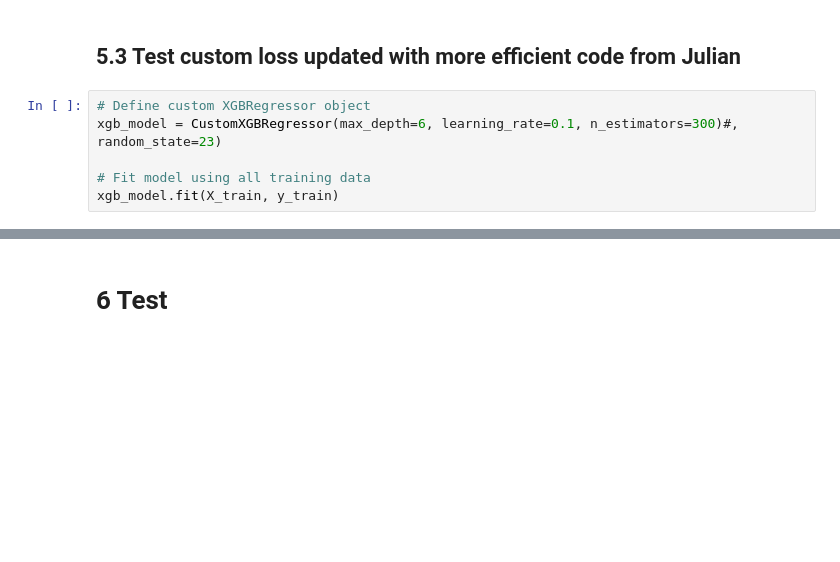
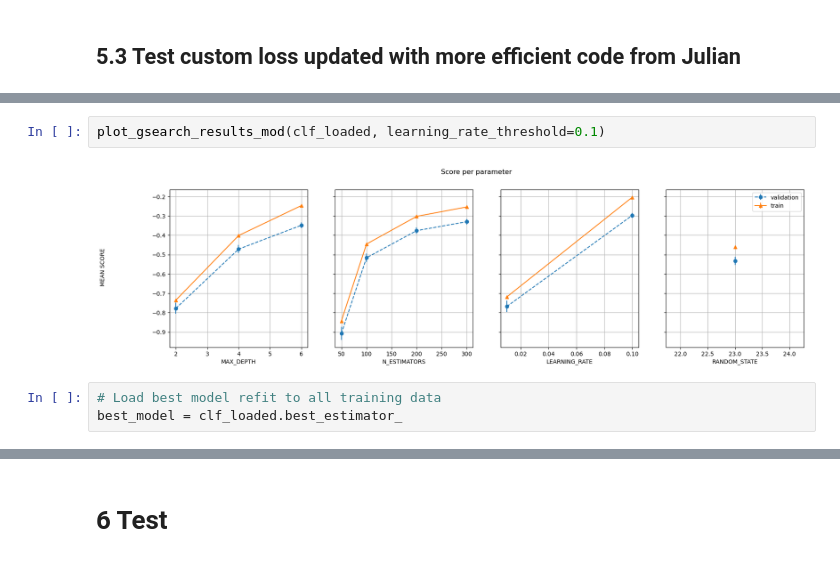
Before and after one commit to khsjursen/ML_MB_Norway, a Jupyter notebook: mb_model_custom_loss.ipynb, the cells around one changed output, grey strips where cells are left out. Drawn from its saved outputs; the diff is of its cells as text; blank space fills up the shorter version.

```diff
--- a/mb_model_custom_loss.ipynb
+++ b/mb_model_custom_loss.ipynb
@@ -2291,9 +2291,3 @@ plot_prediction_per_season(y_test_annual_mean, y_pred_annual_agg, season='Annual
 [figure]
 # %% [markdown]
 ## 5.3 Test custom loss updated with more efficient code from Julian
-# %%
-# Define custom XGBRegressor object
-xgb_model = CustomXGBRegressor(max_depth=6, learning_rate=0.1, n_estimators=300)#, random_state=23)
-
-# Fit model using all training data
-xgb_model.fit(X_train, y_train)
@@ -2326,0 +2387,7 @@ plot_prediction(y_test_mean, y_test_pred_agg, data_type='test')
+# %%
+plot_gsearch_results_mod(clf_loaded, learning_rate_threshold=0.1)
+# %% [output]
+[figure, added]
+# %%
+# Load best model refit to all training data
+best_model = clf_loaded.best_estimator_
```
Also changed, not shown: parts of 17 cells of this notebook.
